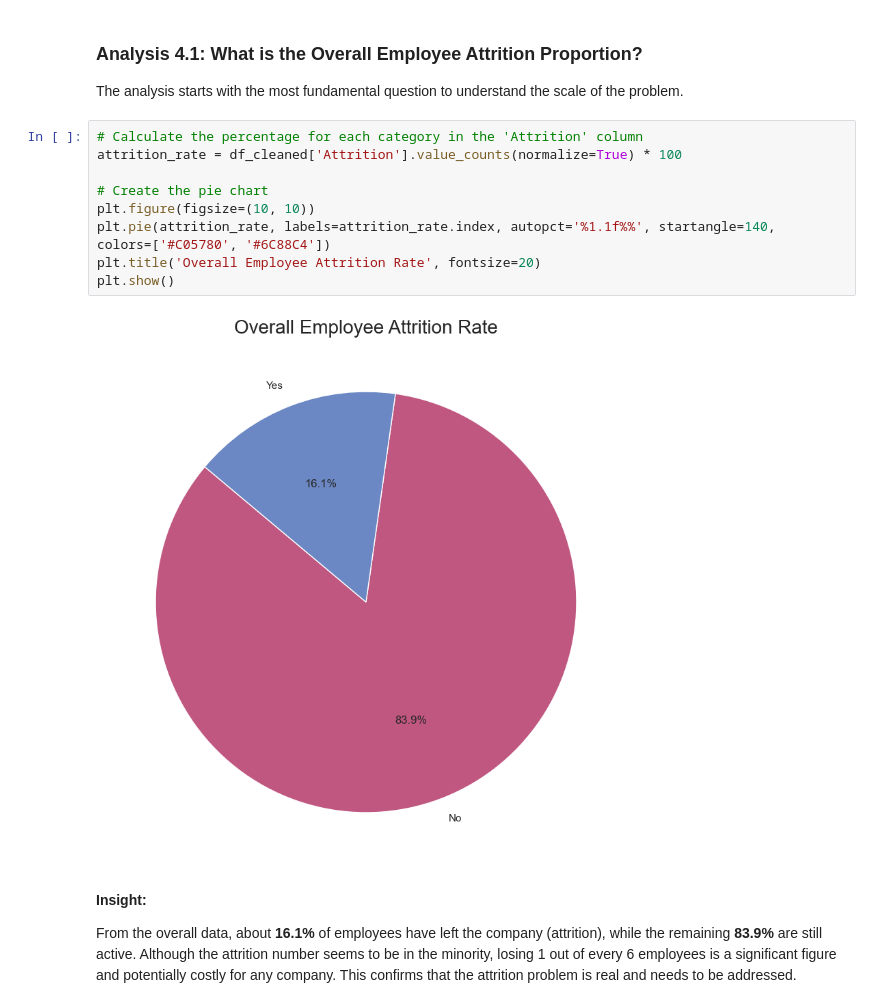
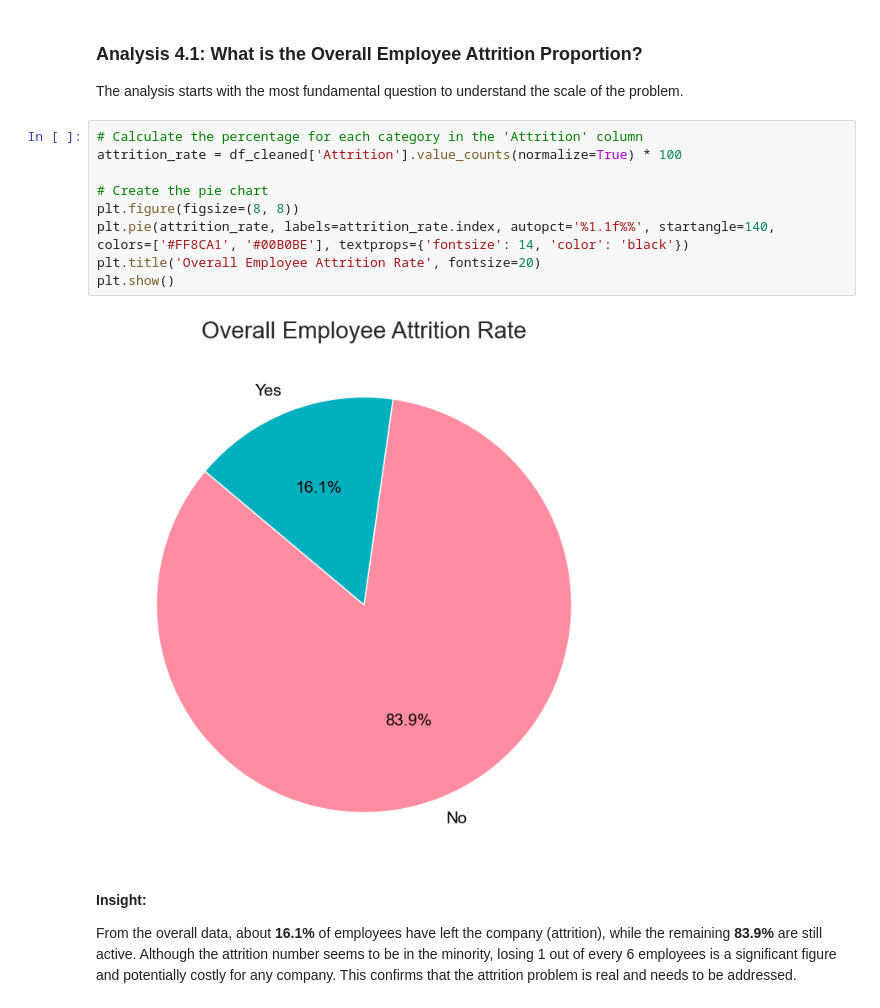
Before and after one commit to praditaw/hr-analytics-employee-attrition, a Jupyter notebook: hr_analytics_employee_attrition.ipynb, the cells around one changed output. Saved outputs shown, nothing was run; the diff lists cells and outputs as text.

```diff
--- a/hr_analytics_employee_attrition.ipynb
+++ b/hr_analytics_employee_attrition.ipynb
@@ -254,15 +254,15 @@ The analysis starts with the most fundamental question to understand the scale o
 # %%
 # Calculate the percentage for each category in the 'Attrition' column
 attrition_rate = df_cleaned['Attrition'].value_counts(normalize=True) * 100
 
 # Create the pie chart
-plt.figure(figsize=(10, 10))
+plt.figure(figsize=(8, 8))
 plt.pie(attrition_rate, labels=attrition_rate.index, autopct='%1.1f%%', startangle=140,
-colors=['#C05780', '#6C88C4'])
+colors=['#FF8CA1', '#00B0BE'], textprops={'fontsize': 14, 'color': 'black'})
 plt.title('Overall Employee Attrition Rate', fontsize=20)
 plt.show()
 # %% [output]
-[figure, old version]
+[figure, new version]
 # %% [markdown]
 **Insight:**
 
```
Also changed, not shown: parts of 16 cells of this notebook, 1 other file.
